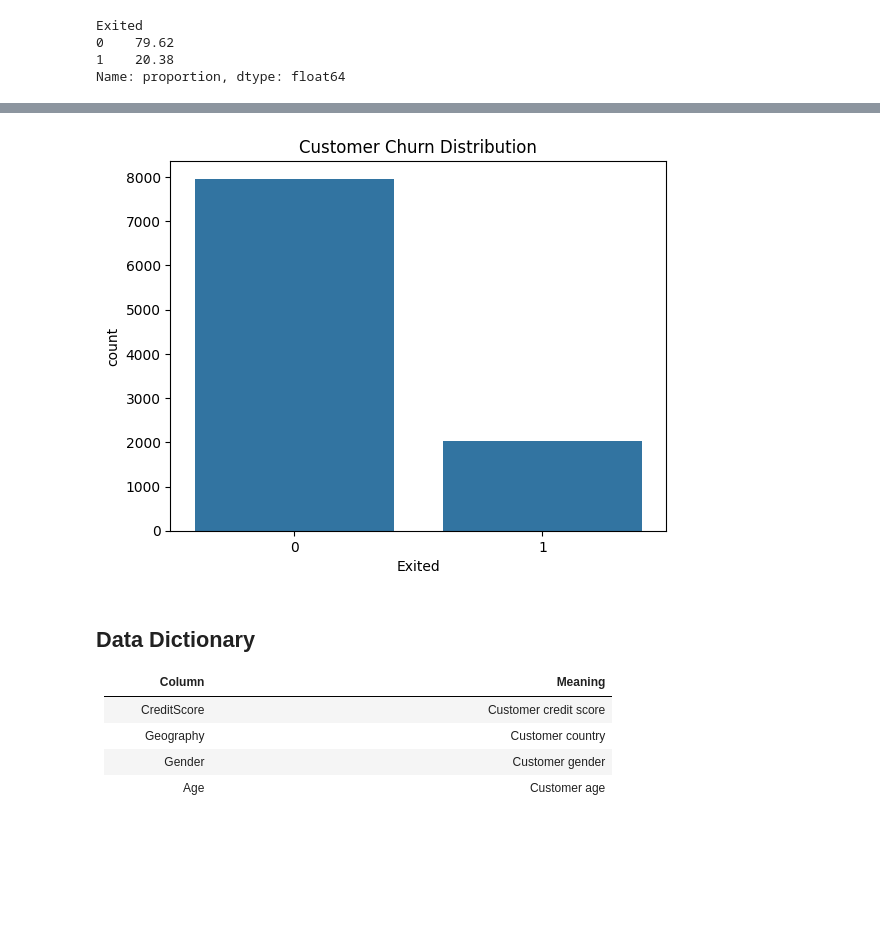
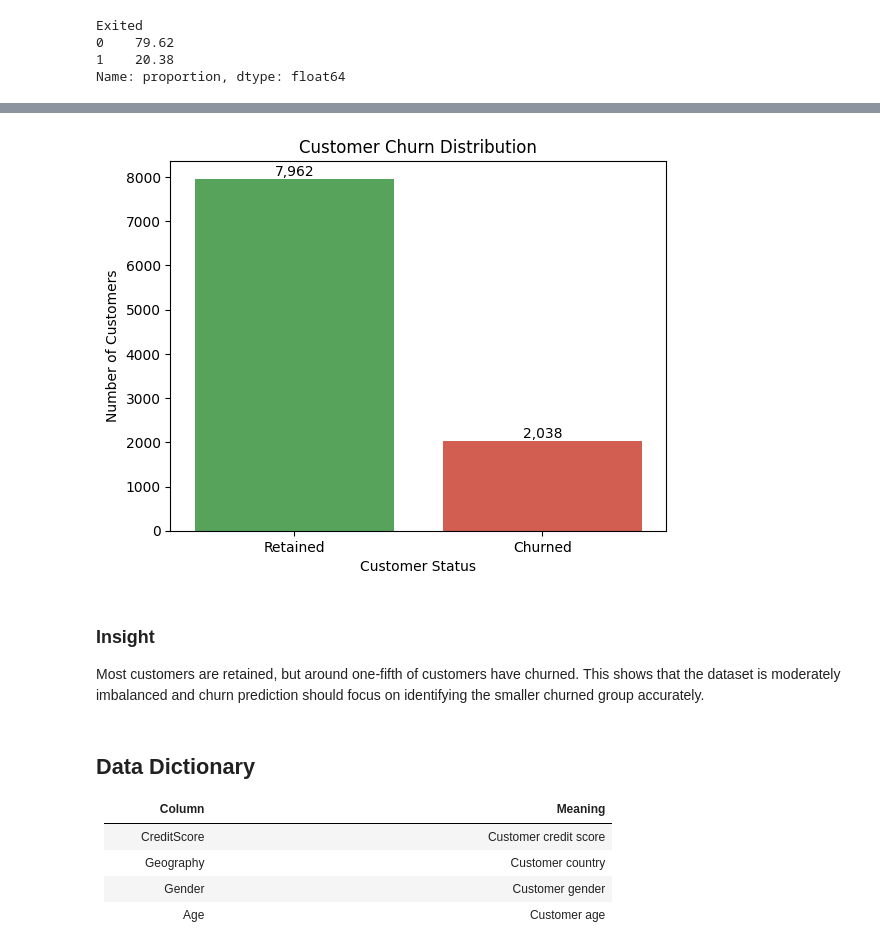
Before and after one commit to Nihira11/bank-churn-intelligence, a Jupyter notebook: notebooks/01_data_understanding.ipynb, the cells around one changed output, grey strips where cells are left out. Drawn from its saved outputs; the diff is of its cells as text; code cells hidden in the pictures; blank space fills up the shorter version.

Commit message:
Add custom churn EDA insights and feature charts

```diff
--- a/notebooks/01_data_understanding.ipynb
+++ b/notebooks/01_data_understanding.ipynb
@@ -103,11 +107,34 @@ Name: proportion, dtype: float64
 # %%
 # quick target visualisation
-sns.countplot(data=df, x="Exited")
+ax = sns.countplot(
+    data=df,
+    x="Exited",
+    hue="Exited",
+    palette=["#4CAF50", "#E74C3C"],
+    legend=False
+)
+
+# add count labels
+for p in ax.patches:
+    ax.annotate(
+        f"{int(p.get_height()):,}",
+        (p.get_x() + p.get_width() / 2, p.get_height()),
+        ha="center",
+        va="bottom",
+        fontsize=10,
+    )
 
 plt.title("Customer Churn Distribution")
+plt.xlabel("Customer Status")
+plt.ylabel("Number of Customers")
+plt.xticks([0, 1], ["Retained", "Churned"])
 plt.show()
 # %% [output]
-[figure, old version]
+[figure, new version]
+# %% [markdown]
+### Insight
+
+Most customers are retained, but around one-fifth of customers have churned. This shows that the dataset is moderately imbalanced and churn prediction should focus on identifying the smaller churned group accurately.
 # %% [markdown]
 ## Data Dictionary
 
```
Also changed, not shown: parts of 1 cell of this notebook, 2 other files.
